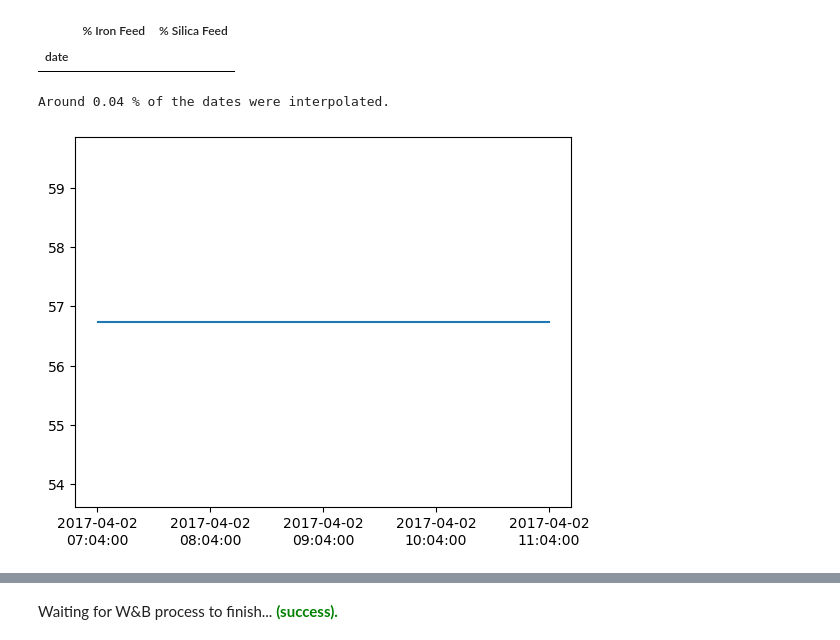
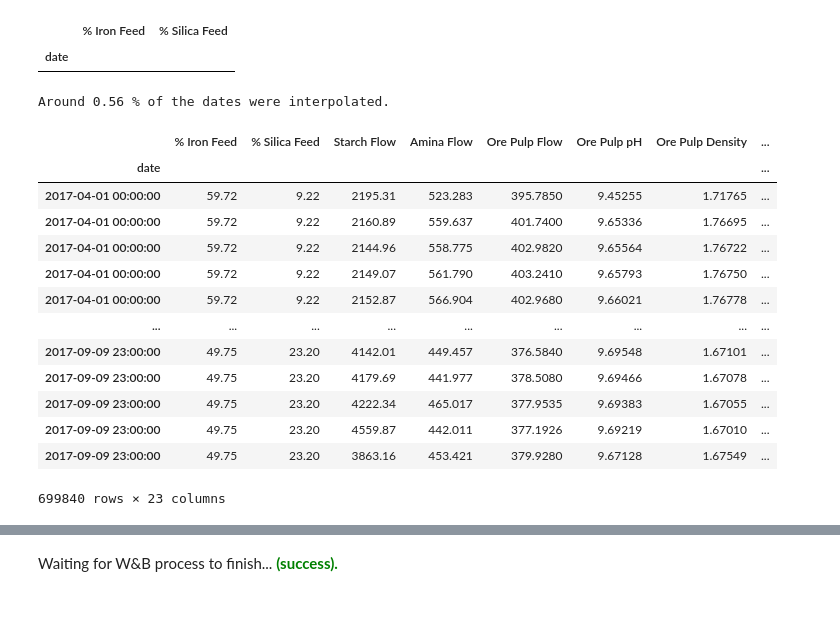
Before and after one commit to ThiagoGrabe/flotation-plant-analysis, a Jupyter notebook: src/eda/Data Discovery.ipynb, the cells around one changed output, grey strips where cells are left out. Saved outputs shown, nothing was run; the diff lists cells and outputs as text; code cells hidden in the pictures; blank space fills up the shorter version.

```diff
--- a/src/eda/Data Discovery.ipynb
+++ b/src/eda/Data Discovery.ipynb
@@ -280,19 +278,10 @@ sanity_df[sanity_df['% Silica Feed'].gt(1)]
 # %%
 interpolated_dates = []
 for idx in df.index.unique():
-    values = df.loc[idx]['% Silica Concentrate'].unique()
+    values = df.loc[idx]['% Silica Concentrate']
     if len(values) > 1:
         interpolated_dates.append(idx)
         # print(f"The index {idx} is interpolated.")
 print(f"Around {len(interpolated_dates)/len(df)*1e2:.2f} % of the dates were interpolated.")
 # %% [output]
-Around 0.04 % of the dates were interpolated.
+Around 0.56 % of the dates were interpolated.
-# %%
-idx = pd.date_range(start='2017-04-02 07:00:20', end='2017-04-02 11:00:00', freq='20s')
-
-fig, ax = plt.subplots()
-ax.plot(idx, df.loc['2017-04-02 07:00:00':'2017-04-02 10:00:00']['% Iron Feed'].values)
-ax.xaxis.set_major_locator(mdates.HourLocator())
-ax.xaxis.set_major_formatter(mdates.DateFormatter('%Y-%m-%d\n%H:%m:%S'))
-# %% [output]
-[figure, removed]
@@ -298,0 +291,17 @@ ax.xaxis.set_major_formatter(mdates.DateFormatter('%Y-%m-%d\n%H:%m:%S'))
+# %%
+df
+# %% [output]
+|  | % Iron Feed | % Silica Feed | Starch Flow | Amina Flow | Ore Pulp Flow | Ore Pulp pH | Ore Pulp Density | ... |
+| date |  |  |  |  |  |  |  | ... |
+| 2017-04-01 00:00:00 | 59.72 | 9.22 | 2195.31 | 523.283 | 395.7850 | 9.45255 | 1.71765 | ... |
+| 2017-04-01 00:00:00 | 59.72 | 9.22 | 2160.89 | 559.637 | 401.7400 | 9.65336 | 1.76695 | ... |
+| 2017-04-01 00:00:00 | 59.72 | 9.22 | 2144.96 | 558.775 | 402.9820 | 9.65564 | 1.76722 | ... |
+| 2017-04-01 00:00:00 | 59.72 | 9.22 | 2149.07 | 561.790 | 403.2410 | 9.65793 | 1.76750 | ... |
+| 2017-04-01 00:00:00 | 59.72 | 9.22 | 2152.87 | 566.904 | 402.9680 | 9.66021 | 1.76778 | ... |
+| ... | ... | ... | ... | ... | ... | ... | ... | ... |
+| 2017-09-09 23:00:00 | 49.75 | 23.20 | 4142.01 | 449.457 | 376.5840 | 9.69548 | 1.67101 | ... |
+| 2017-09-09 23:00:00 | 49.75 | 23.20 | 4179.69 | 441.977 | 378.5080 | 9.69466 | 1.67078 | ... |
+| 2017-09-09 23:00:00 | 49.75 | 23.20 | 4222.34 | 465.017 | 377.9535 | 9.69383 | 1.67055 | ... |
+| 2017-09-09 23:00:00 | 49.75 | 23.20 | 4559.87 | 442.011 | 377.1926 | 9.69219 | 1.67010 | ... |
+| 2017-09-09 23:00:00 | 49.75 | 23.20 | 3863.16 | 453.421 | 379.9280 | 9.67128 | 1.67549 | ... |
+699840 rows × 23 columns
```
Also changed, not shown: parts of 15 cells of this notebook, 9 other files.
